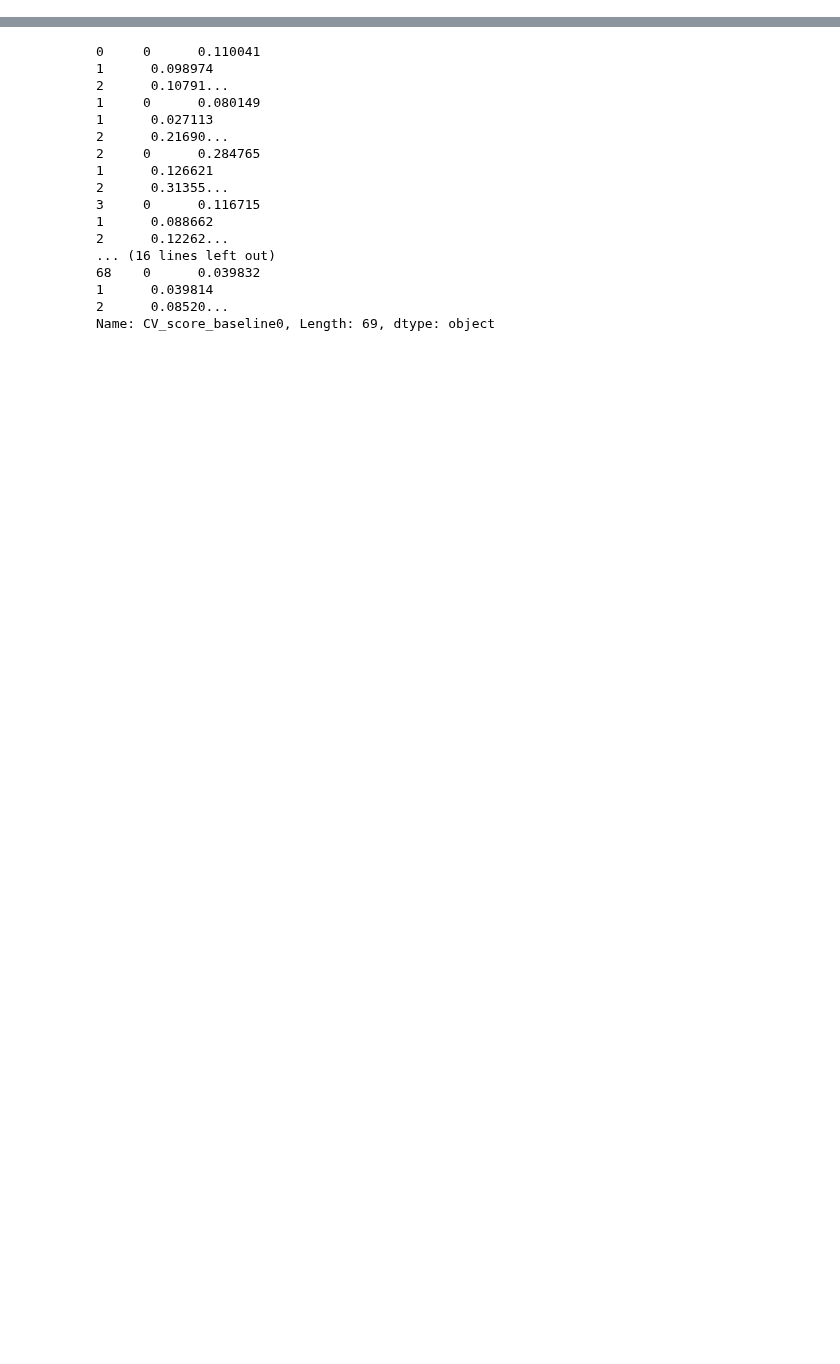
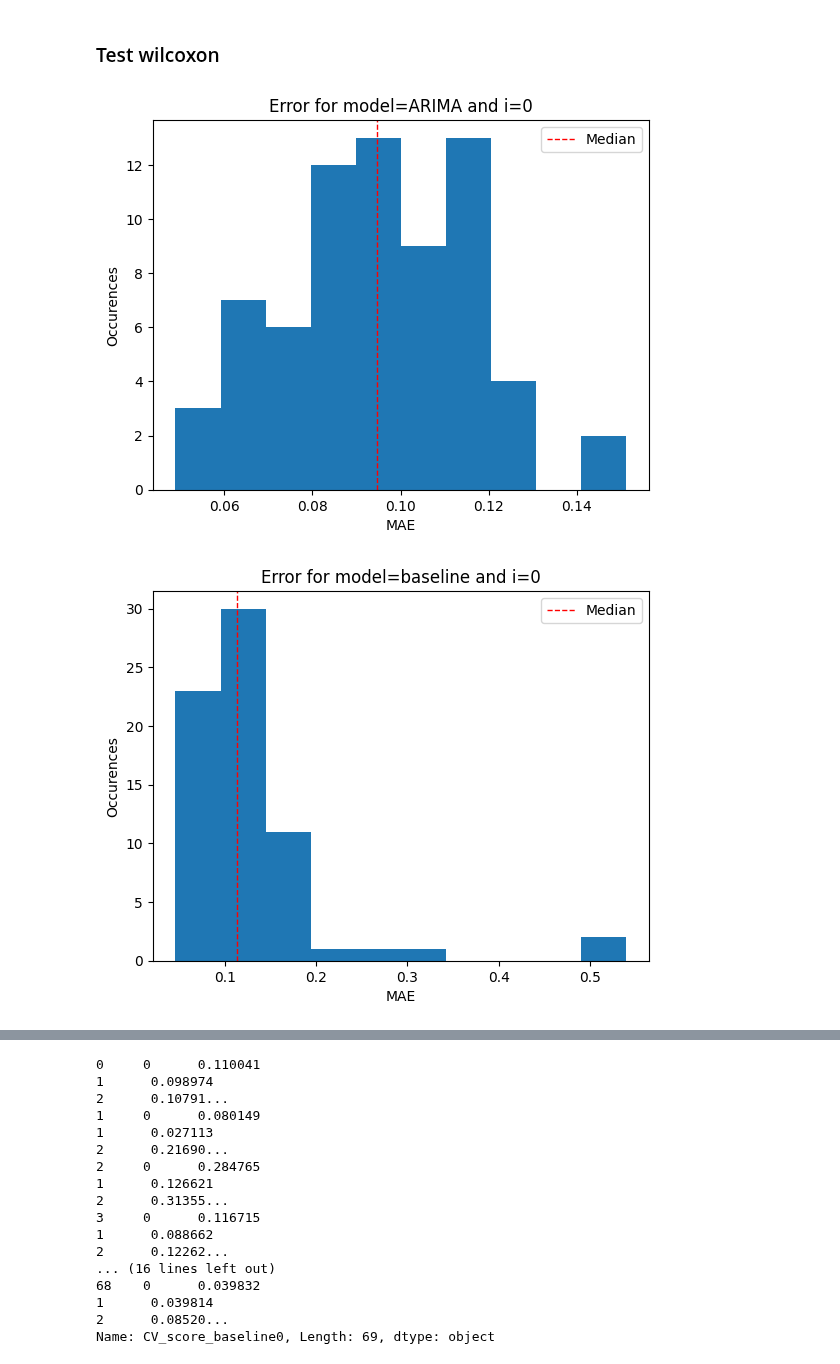
Before and after one commit to clarachristiansen/Bachelor_project, a Jupyter notebook: Visualize_CV_new_format.ipynb, the cells around one changed output, grey strips where cells are left out. Saved outputs shown, nothing was run; the diff lists cells and outputs as text; code cells hidden in the pictures; blank space fills up the shorter version.

```diff
--- a/Visualize_CV_new_format.ipynb
+++ b/Visualize_CV_new_format.ipynb
@@ -145,3 +181,10 @@ ARIMA_CatBoost_Errors.data
 | 67 | (18, 22) | 0.137068 | 0.113687 | 0.100338 | 0.137098 | 0.119943 | 0.107695 | ... |
 | 68 | (11, 6) | 0.070991 | 0.066555 | 0.064082 | 0.070934 | 0.066692 | 0.063886 | ... |
 69 rows × 13 columns
+# %% [markdown]
+### Test wilcoxon
+# %%
+ARIMA_CatBoost_Errors.median_histogram(i=0)
+# %% [output]
+[figure, added]
+[figure, added]
```
Also changed, not shown: parts of 15 cells of this notebook.
